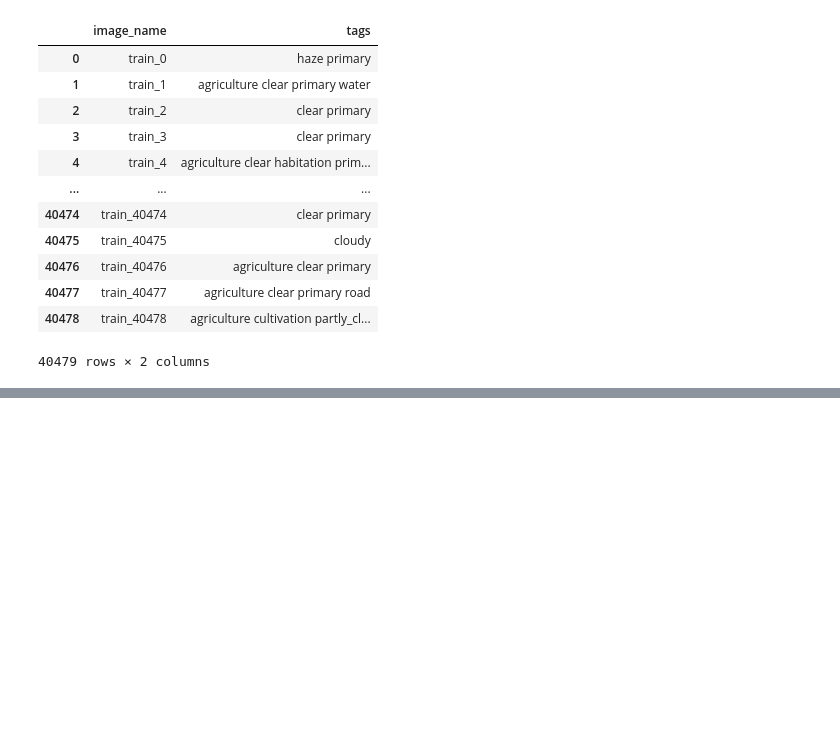
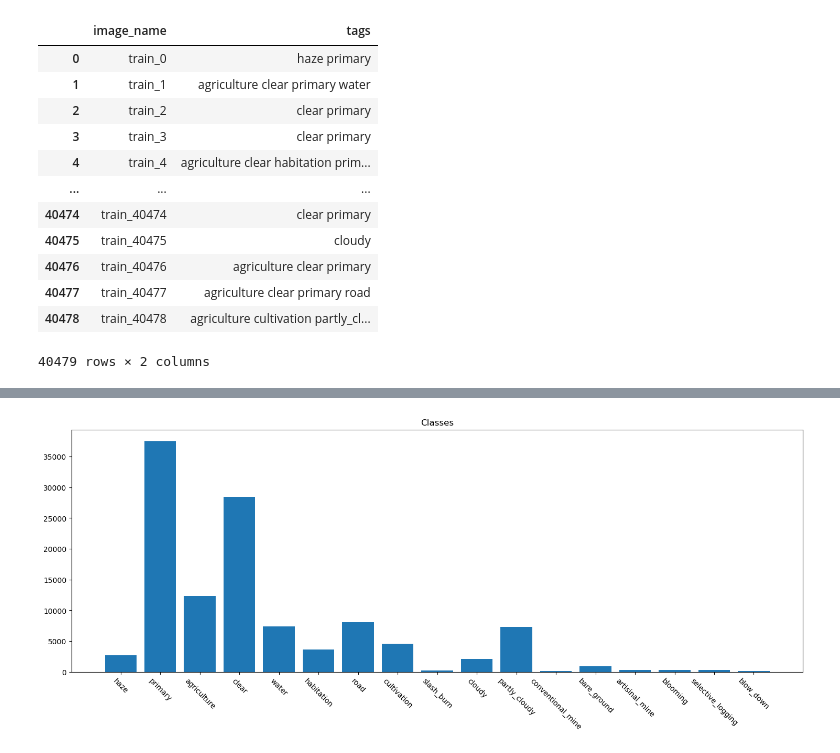
Before and after one commit to Isaac-Ndirangu-Muturi-749/Hamoye-Data-Science-Internship, a Jupyter notebook: amazon-neural-network-satellite-images.ipynb, the cells around one changed output, grey strips where cells are left out. Saved outputs shown, nothing was run; the diff lists cells and outputs as text; code cells hidden in the pictures; blank space fills up the shorter version.

Commit message:
Kaggle Notebook | amazon_neural_network__satellite_images | Version 3

```diff
--- a/amazon-neural-network-satellite-images.ipynb
+++ b/amazon-neural-network-satellite-images.ipynb
@@ -58,8 +57,0 @@ print(unique_labels_list)
-# %%
-# One hot encoding for the labels in train classes
-for label in unique_labels_list:
-    train_data[label] = train_data['tags'].apply(lambda x: 1 if label in x.split() else 0)
-
-# Adding '.jpg' extension to the 'image_name' column for consistency with image file names
-train_data['image_name'] = train_data['image_name'].apply(lambda x: f'{x}.jpg')
-train_data
@@ -261,0 +58,3 @@ fitting our model using the parameters already defined
+# %%
+df = pd.read_csv('/kaggle/input/planets-dataset/planet/planet/train_classes.csv')
+df
@@ -261,0 +75,18 @@ fitting our model using the parameters already defined
+# %%
+import matplotlib.pyplot as plt  # Make sure to import plt from matplotlib
+
+# Total number of tags and their names.
+counts = {}
+splitted_tags = df['tags'].map(lambda x: x.split(' '))
+for labels in splitted_tags.values:
+    for label in labels:
+        counts[label] = counts[label] + 1  if label in counts else 0
+
+plt.figure(figsize=(18, 6))
+plt.title('Classes')
+idxs = range(len(counts.values()))
+plt.xticks(idxs, counts.keys(), rotation=-45)
+plt.bar(idxs, counts.values())
+plt.show()  # Display the plot
+# %% [output]
+[figure, added]
```
Also changed, not shown: parts of 24 cells of this notebook.
